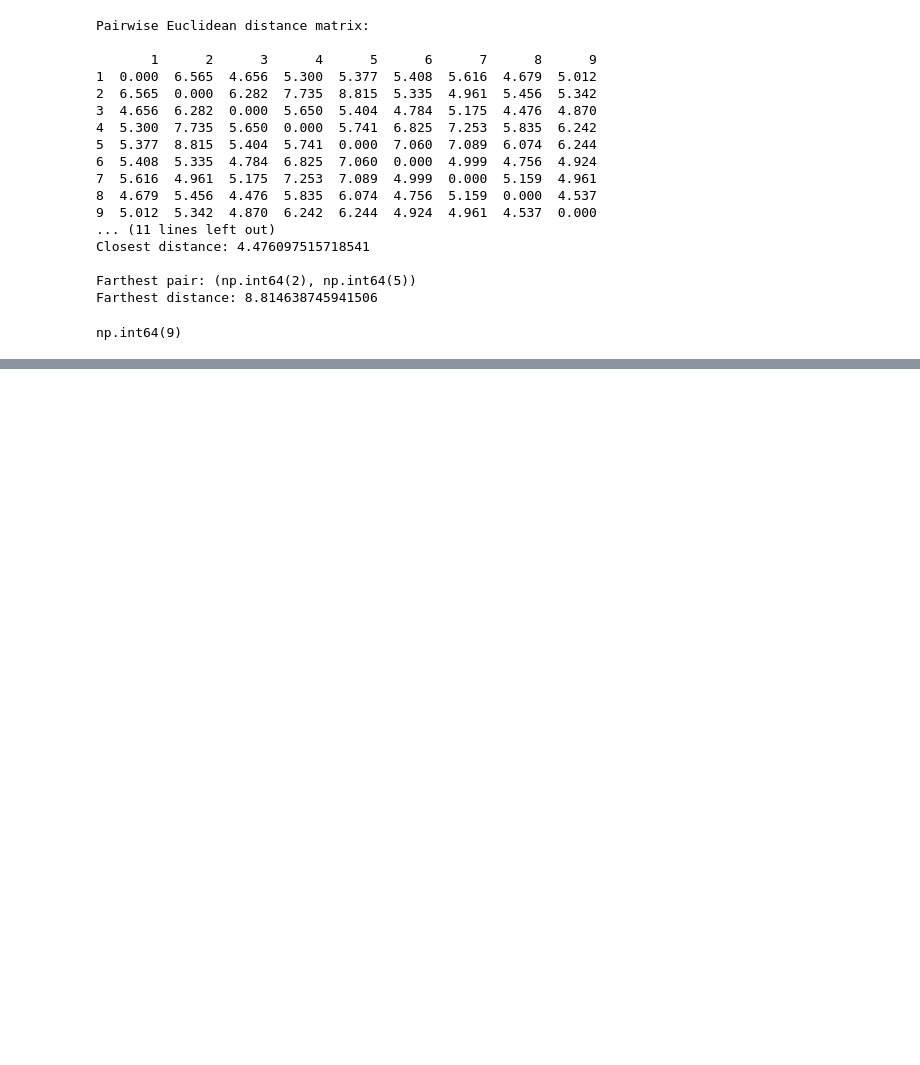
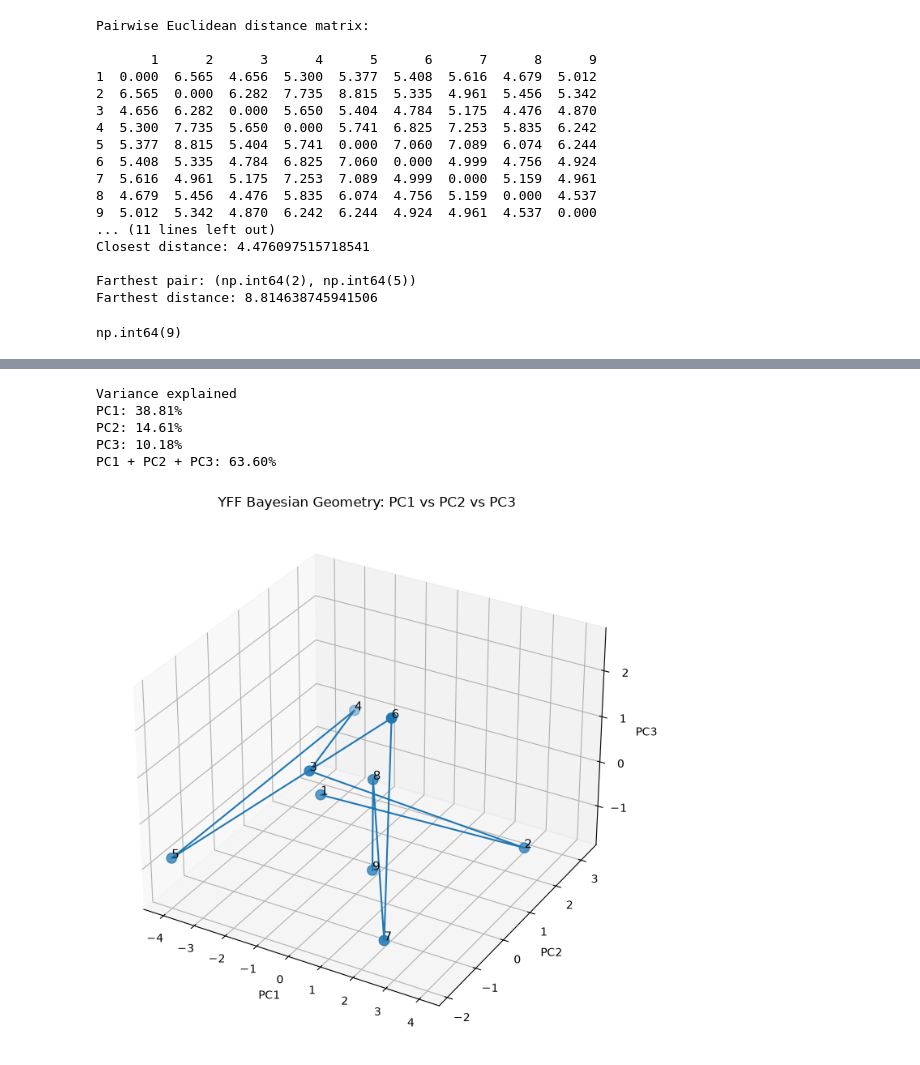
Before and after one commit to Shafiq-Abdu/number-simplex-reproduction, a Jupyter notebook: notebooks1/10_bayesian_lambda_geometry.ipynb, the cells around one changed output, grey strips where cells are left out. Saved outputs shown, nothing was run; the diff lists cells and outputs as text; code cells hidden in the pictures; blank space fills up the shorter version.

```diff
--- a/notebooks1/10_bayesian_lambda_geometry.ipynb
+++ b/notebooks1/10_bayesian_lambda_geometry.ipynb
@@ -390,0 +525,57 @@ np.int64(9)
+# %%
+from mpl_toolkits.mplot3d import Axes3D
+import matplotlib.pyplot as plt
+import numpy as np
+
+# --------------------------------------------------
+# Step 5D: 3D PCA plot
+# --------------------------------------------------
+
+pc1 = Z[:, 0]
+pc2 = Z[:, 1]
+pc3 = Z[:, 2]
+
+numbers = np.arange(1, 10)
+
+print("Variance explained")
+print(f"PC1: {100 * explained_variance_ratio[0]:.2f}%")
+print(f"PC2: {100 * explained_variance_ratio[1]:.2f}%")
+print(f"PC3: {100 * explained_variance_ratio[2]:.2f}%")
+print(
+    f"PC1 + PC2 + PC3: "
+    f"{100 * (explained_variance_ratio[0] + explained_variance_ratio[1] + explained_variance_ratio[2]):.2f}%"
+)
+
+fig = plt.figure(figsize=(8, 7))
+ax = fig.add_subplot(111, projection="3d")
+
+# scatter points
+ax.scatter(pc1, pc2, pc3, s=80)
+
+# labels
+for i, num in enumerate(numbers):
+    ax.text(
+        pc1[i],
+        pc2[i],
+        pc3[i],
+        str(num),
+        fontsize=11
+    )
+
+# connect canonical numerical order
+ax.plot(pc1, pc2, pc3)
+
+ax.set_xlabel("PC1")
+ax.set_ylabel("PC2")
+ax.set_zlabel("PC3")
+ax.set_title("YFF Bayesian Geometry: PC1 vs PC2 vs PC3")
+
+plt.tight_layout()
+plt.show()
+# %% [output]
+Variance explained
+PC1: 38.81%
+PC2: 14.61%
+PC3: 10.18%
+PC1 + PC2 + PC3: 63.60%
+[figure, added]
```
Also changed, not shown: parts of 12 cells of this notebook, 1 other file.
